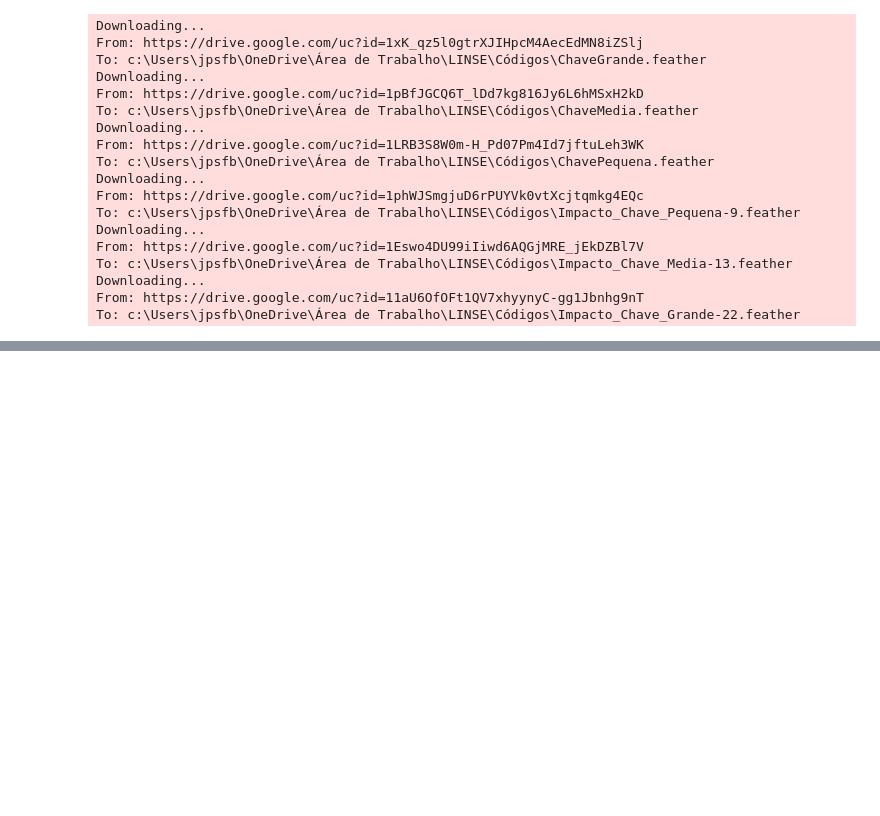
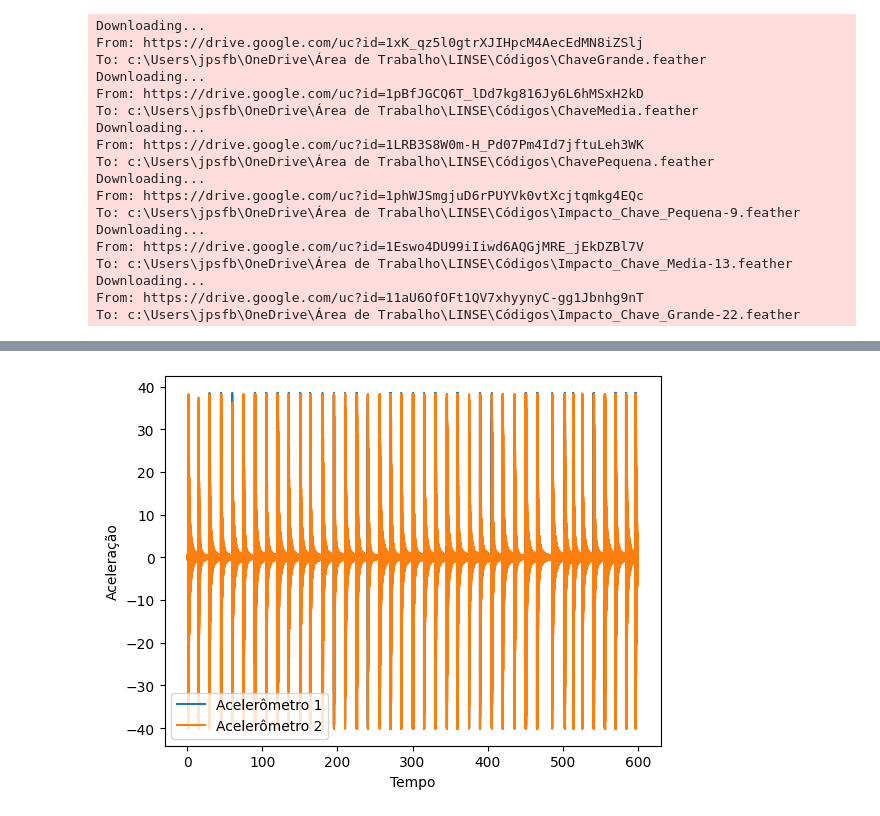
Before and after one commit to JP-Branco/Projeto-Linse, a Jupyter notebook: Multi Classes (Skt Learn).ipynb, the cells around one changed output, grey strips where cells are left out. Saved outputs shown, nothing was run; the diff lists cells and outputs as text; code cells hidden in the pictures; blank space fills up the shorter version.

```diff
--- a/Multi Classes (Skt Learn).ipynb
+++ b/Multi Classes (Skt Learn).ipynb
@@ -547,0 +207,9 @@ Impacto_Chave_Pequena-9.feather       0.75      0.30      0.43        10
+# %%
+plt.plot(time11, acc1d, label="Acelerômetro 1")
+plt.plot(time11, acc2d1, label="Acelerômetro 2")
+plt.legend()
+plt.xlabel("Tempo")
+plt.ylabel("Aceleração")
+plt.show()
+# %% [output]
+[figure, added]
```
Also changed, not shown: parts of 55 cells of this notebook, 3 other files.
